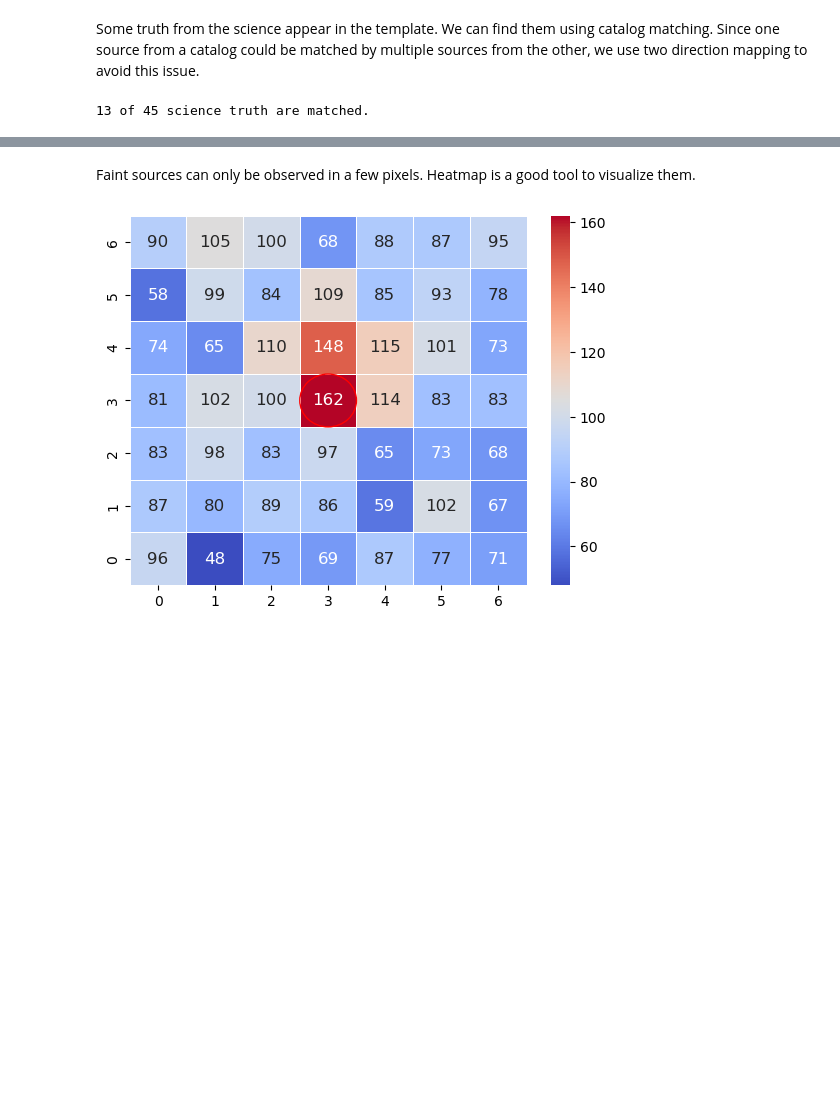
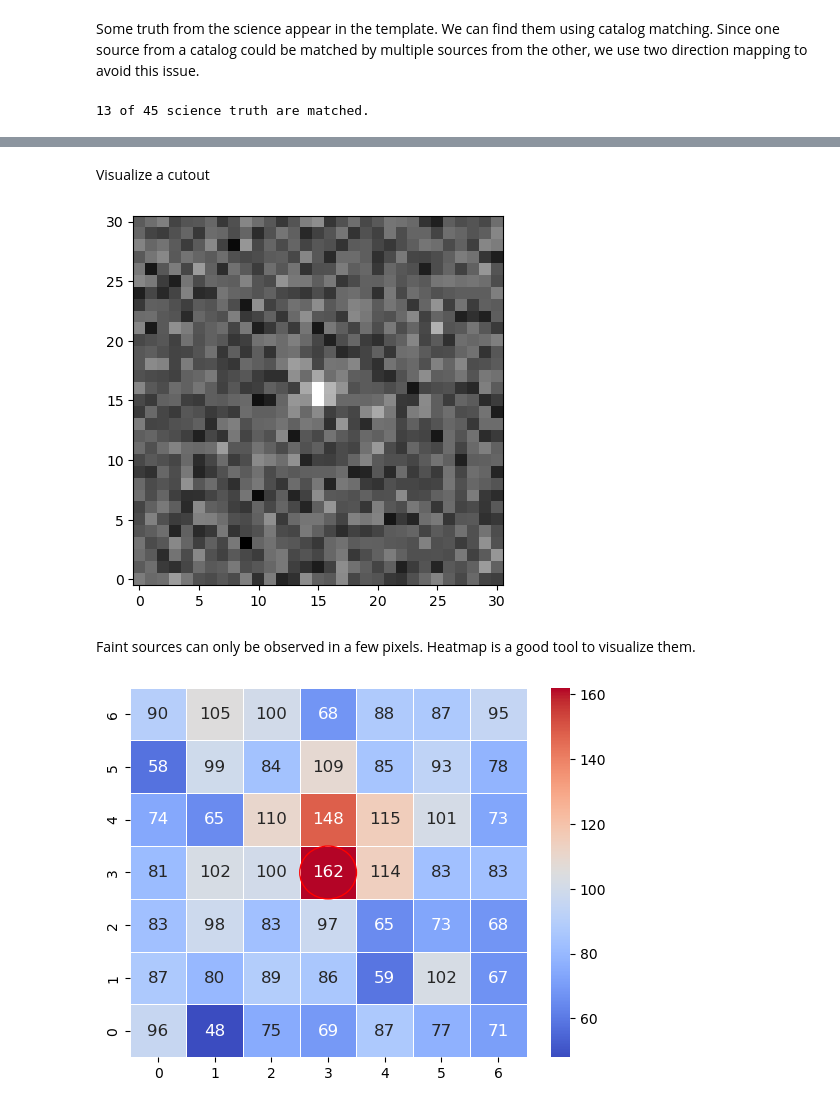
Before and after one commit to Roman-Supernova-PIT/detect_supernova, a Jupyter notebook: notebooks/Image_Visualization_And_Source_Matching.ipynb, the cells around one changed output, grey strips where cells are left out. Drawn from its saved outputs; the diff is of its cells as text; code cells hidden in the pictures; blank space fills up the shorter version.

```diff
--- a/notebooks/Image_Visualization_And_Source_Matching.ipynb
+++ b/notebooks/Image_Visualization_And_Source_Matching.ipynb
@@ -188,3 +197,17 @@ print(f'{joined_truth.matched_status.sum()} of {len(joined_truth)} science truth
+# %% [markdown]
+Visualize a cutout
+# %%
+half_length = 15
+row = joined_truth.iloc[6]
+science_cutout = crop_image(science_image,
+                            cr=row['y_in_science_from_science'] - 1,
+                            cc=row['x_in_science_from_science'] - 1,
+                            half_r=half_length, half_c=half_length,
+                            fill_edge=True, fill_value=np.nan)
+fig, ax = plt.subplots(1, 1)
+show_image(ax, science_cutout)
+# %% [output]
+[figure, added]
 # %% [markdown]
 Faint sources can only be observed in a few pixels. Heatmap is a good tool to visualize them.
 # %%
```
Also changed, not shown: parts of 4 cells of this notebook.
